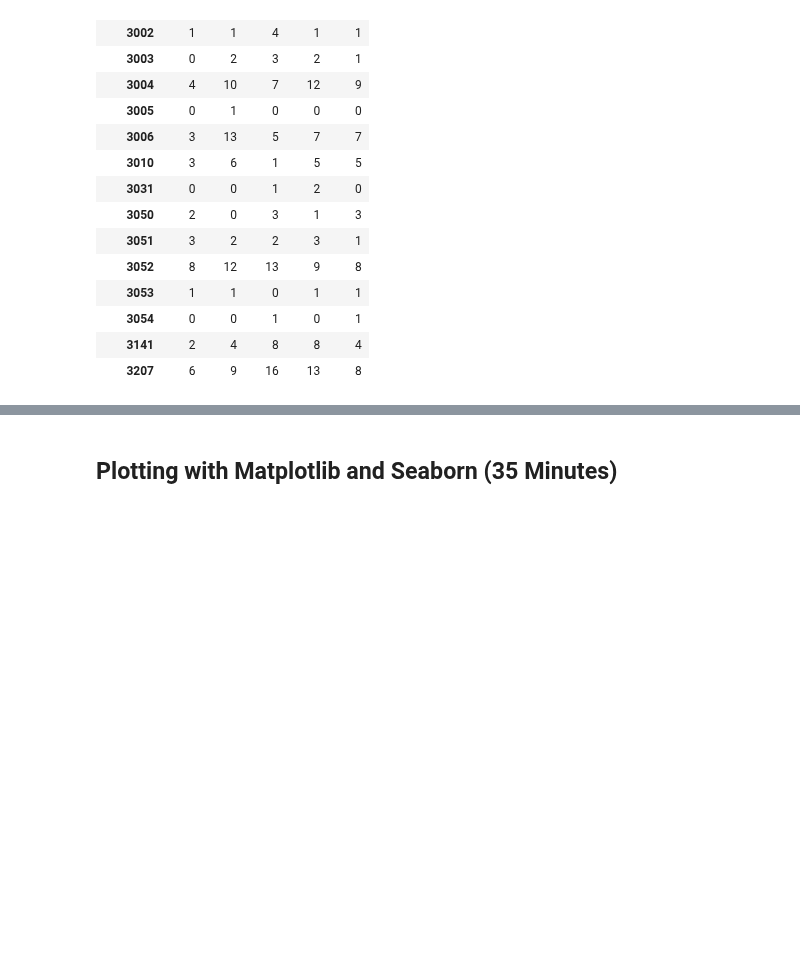
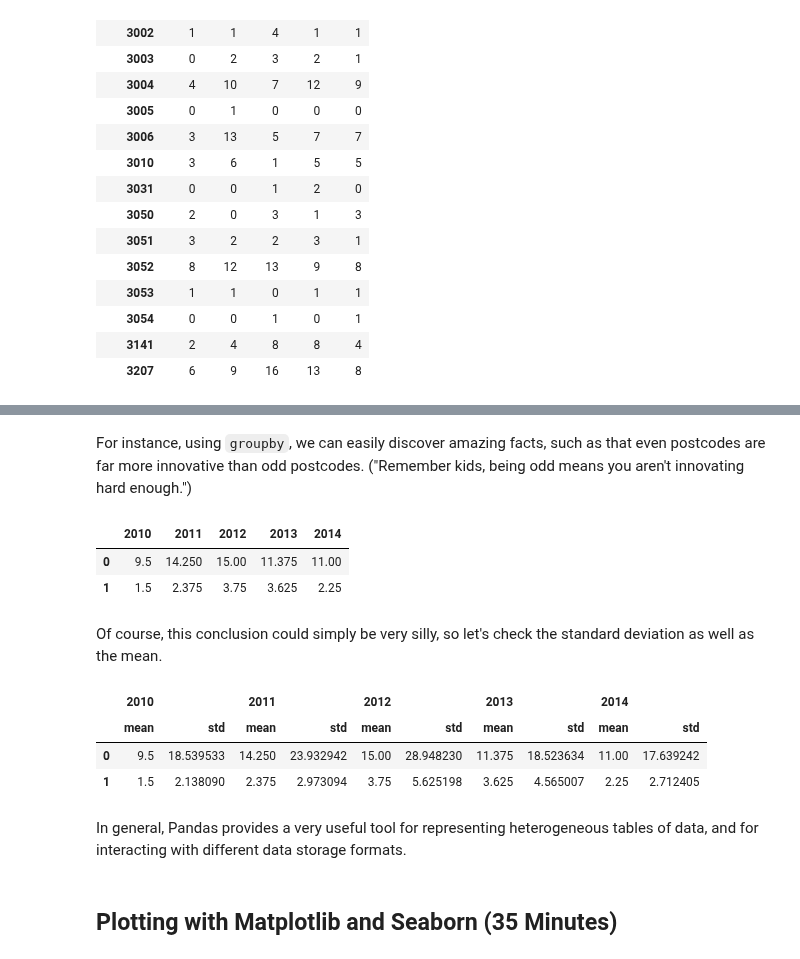
Before and after one commit to QuinnPhys/PythonWorkshop-science, a Jupyter notebook: lecture-3-python-scicomp.ipynb, the cells around one changed output, grey strips where cells are left out. Drawn from its saved outputs; the diff is of its cells as text; code cells hidden in the pictures; blank space fills up the shorter version.

```diff
--- a/lecture-3-python-scicomp.ipynb
+++ b/lecture-3-python-scicomp.ipynb
@@ -391,7 +391,11 @@ In addition to NumPy's representation of tensors, we can use the Pandas library
 # %%
 import pandas as pd
 # %%
-pd.read_csv("https://data.melbourne.vic.gov.au/api/views/9usq-v437/rows.csv?accessType=DOWNLOAD", index_col='Postcode')
+df = pd.read_csv(
+    "https://data.melbourne.vic.gov.au/api/views/9usq-v437/rows.csv?accessType=DOWNLOAD",
+    index_col='Postcode'
+)
+df
 # %% [output]
 |  | 2010 | 2011 | 2012 | 2013 | 2014 |
 | Postcode |  |  |  |  |  |
@@ -420,3 +443,22 @@ pd.read_csv("https://data.melbourne.vic.gov.au/api/views/9usq-v437/rows.csv?acce
+# %% [markdown]
+For instance, using ``groupby``, we can easily discover amazing facts, such as that even postcodes are far more innovative than odd postcodes. ("Remember kids, being odd means you aren't innovating hard enough.")
+# %%
+df.groupby(lambda postcode: postcode % 2).mean()
+# %% [output]
+|  | 2010 | 2011 | 2012 | 2013 | 2014 |
+| 0 | 9.5 | 14.250 | 15.00 | 11.375 | 11.00 |
+| 1 | 1.5 | 2.375 | 3.75 | 3.625 | 2.25 |
+# %% [markdown]
+Of course, this conclusion could simply be very silly, so let's check the standard deviation as well as the mean.
+# %%
+df.groupby(lambda postcode: postcode % 2).agg(["mean", "std"])
+# %% [output]
+|  | 2010 |  | 2011 |  | 2012 |  | 2013 |  | 2014 |  |
+|  | mean | std | mean | std | mean | std | mean | std | mean | std |
+| 0 | 9.5 | 18.539533 | 14.250 | 23.932942 | 15.00 | 28.948230 | 11.375 | 18.523634 | 11.00 | 17.639242 |
+| 1 | 1.5 | 2.138090 | 2.375 | 2.973094 | 3.75 | 5.625198 | 3.625 | 4.565007 | 2.25 | 2.712405 |
+# %% [markdown]
+In general, Pandas provides a very useful tool for representing heterogeneous tables of data, and for interacting with different data storage formats.
 # %% [markdown]
 ## Plotting with Matplotlib and Seaborn (35 Minutes) ##
 # %% [markdown]
```
Also changed, not shown: parts of 11 cells of this notebook.
